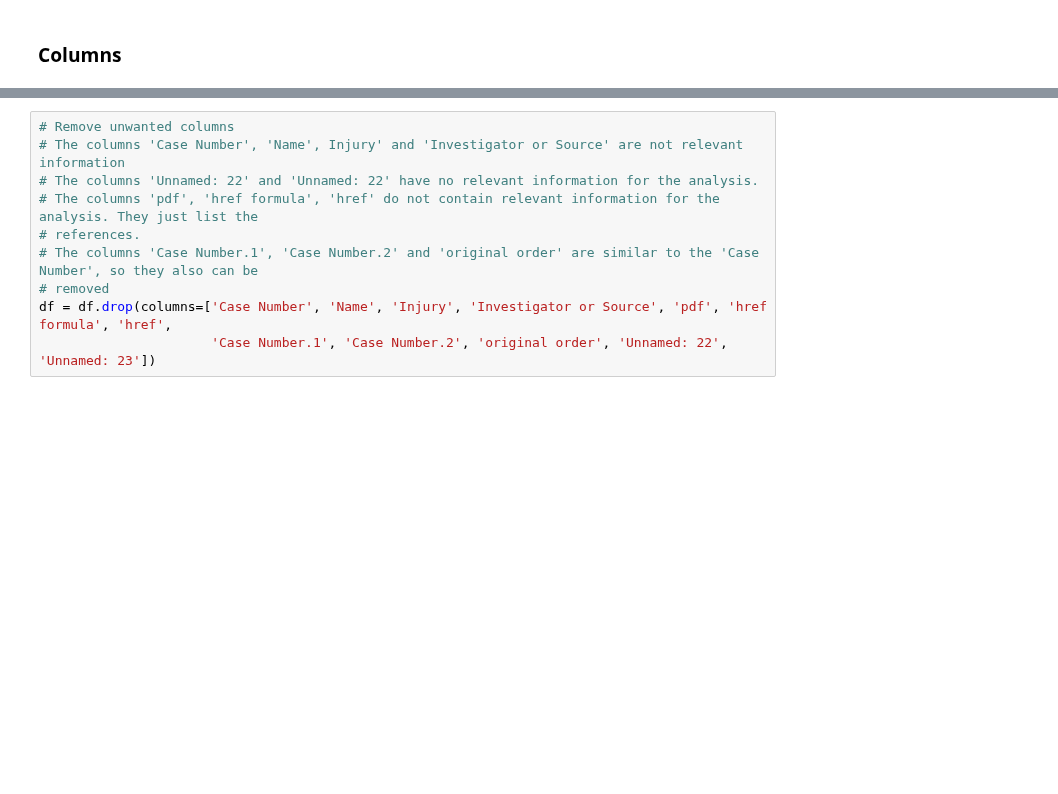
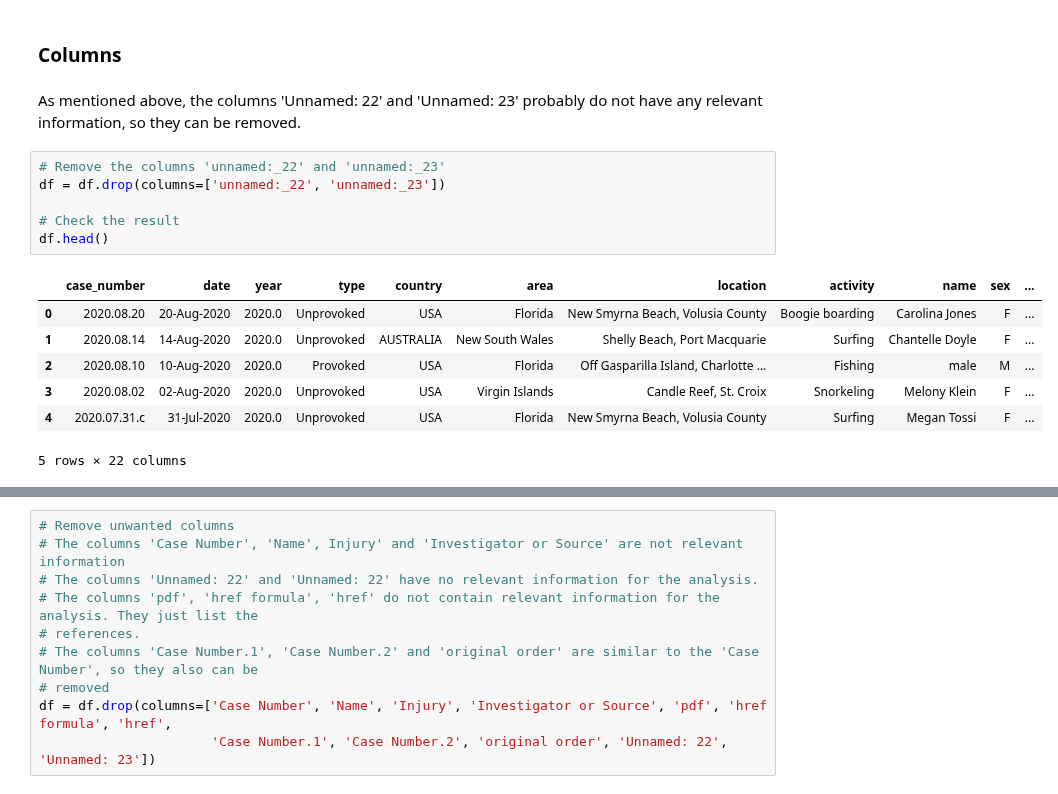
Before and after one commit to gabrielanakasato/ironhack-daft, a Jupyter notebook: proj/w03-project02/proj02-shark-attack.ipynb, the cells around one changed output, grey strips where cells are left out. Drawn from its saved outputs; the diff is of its cells as text; blank space fills up the shorter version.

```diff
--- a/proj/w03-project02/proj02-shark-attack.ipynb
+++ b/proj/w03-project02/proj02-shark-attack.ipynb
@@ -77,3 +77,19 @@ Index(['case_number', 'date', 'year', 'type', 'country', 'area', 'location',
       dtype='object')
 # %% [markdown]
 ### Columns
+# %% [markdown]
+As mentioned above, the columns 'Unnamed: 22' and 'Unnamed: 23' probably do not have any relevant information, so they can be removed.
+# %%
+# Remove the columns 'unnamed:_22' and 'unnamed:_23'
+df = df.drop(columns=['unnamed:_22', 'unnamed:_23'])
+
+# Check the result
+df.head()
+# %% [output]
+|  | case_number | date | year | type | country | area | location | activity | name | sex | ... |
+| 0 | 2020.08.20 | 20-Aug-2020 | 2020.0 | Unprovoked | USA | Florida | New Smyrna Beach, Volusia County | Boogie boarding | Carolina Jones | F | ... |
+| 1 | 2020.08.14 | 14-Aug-2020 | 2020.0 | Unprovoked | AUSTRALIA | New South Wales | Shelly Beach, Port Macquarie | Surfing | Chantelle Doyle | F | ... |
+| 2 | 2020.08.10 | 10-Aug-2020 | 2020.0 | Provoked | USA | Florida | Off Gasparilla Island, Charlotte ... | Fishing | male | M | ... |
+| 3 | 2020.08.02 | 02-Aug-2020 | 2020.0 | Unprovoked | USA | Virgin Islands | Candle Reef, St. Croix | Snorkeling | Melony Klein | F | ... |
+| 4 | 2020.07.31.c | 31-Jul-2020 | 2020.0 | Unprovoked | USA | Florida | New Smyrna Beach, Volusia County | Surfing | Megan Tossi | F | ... |
+5 rows × 22 columns
```
Also changed, not shown: parts of 2 cells of this notebook, 2 other files.
